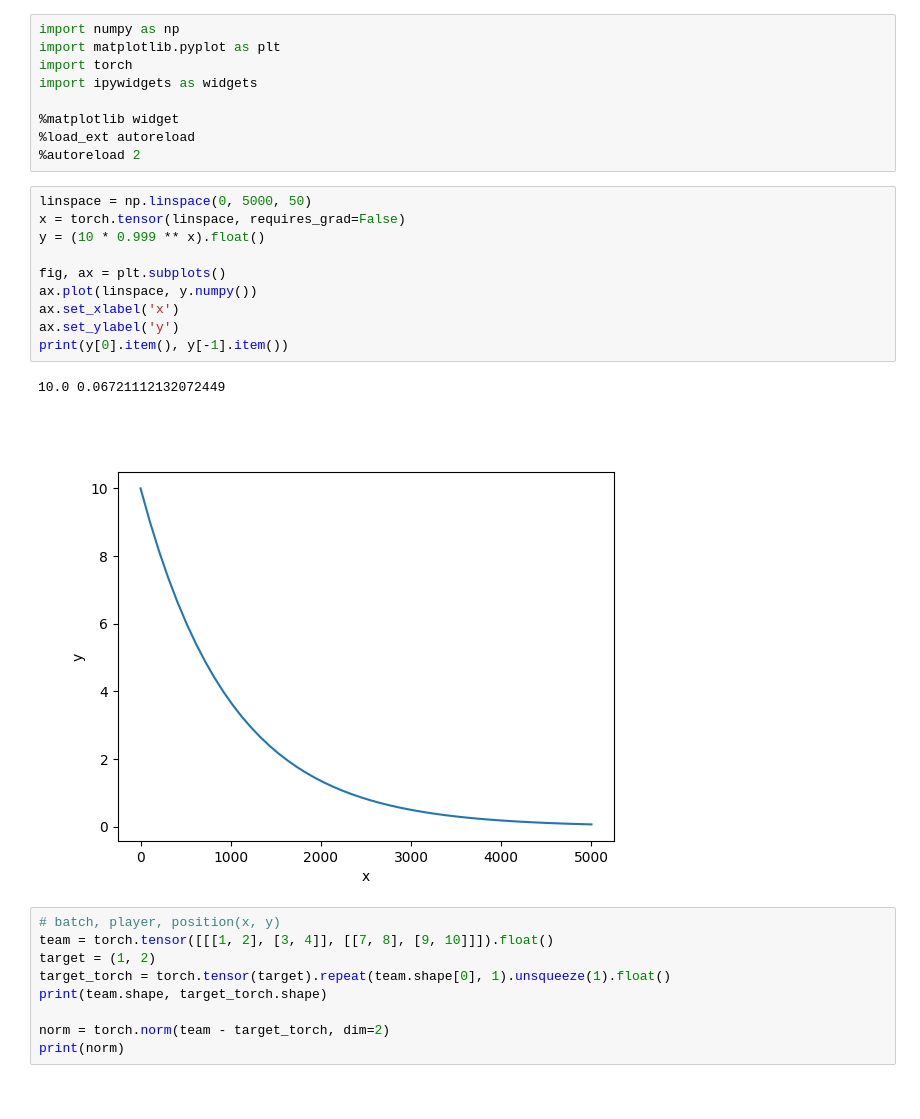
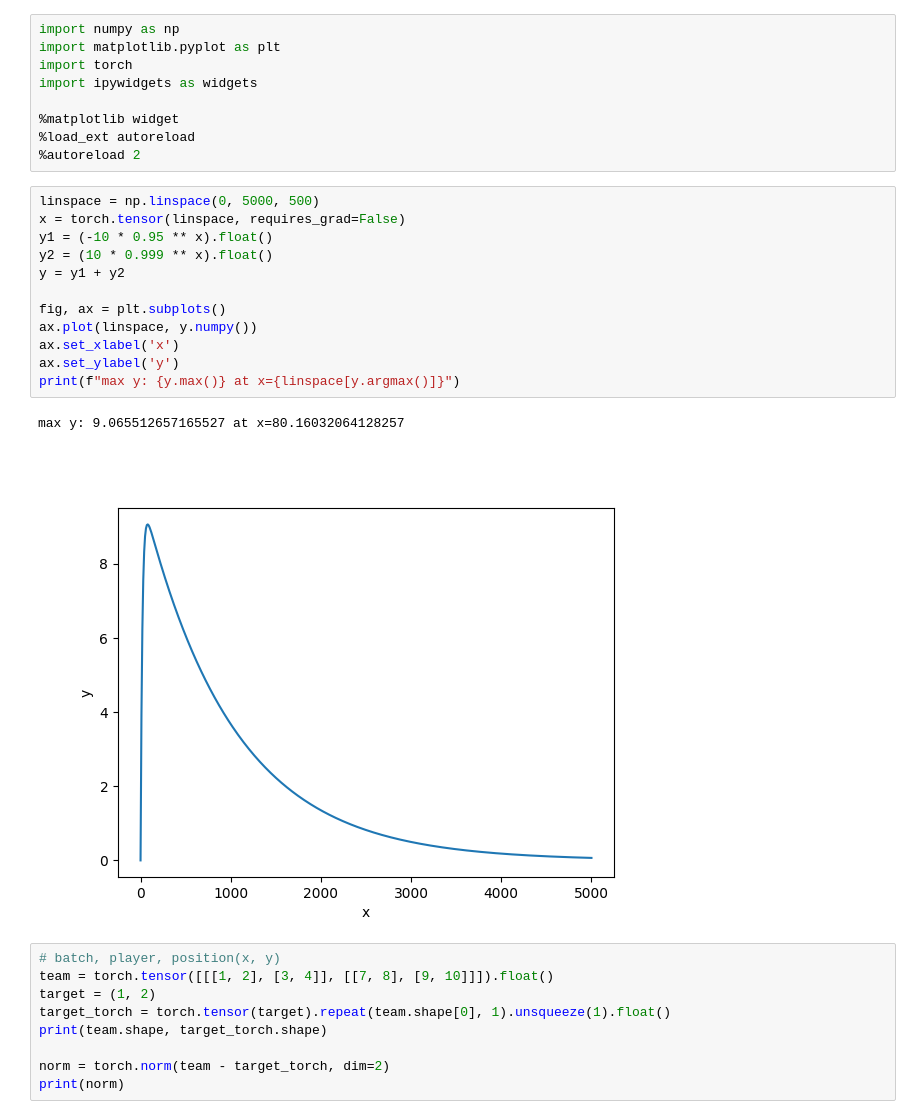
Before and after one commit to LiU-SeeGoals/controller, a Jupyter notebook: python_playground/test.ipynb, the cells around one changed output. Drawn from its saved outputs; the diff is of its cells as text.

```diff
--- a/python_playground/test.ipynb
+++ b/python_playground/test.ipynb
@@ -8,18 +8,20 @@ import ipywidgets as widgets
 %load_ext autoreload
 %autoreload 2
 # %%
-linspace = np.linspace(0, 5000, 50)
+linspace = np.linspace(0, 5000, 500)
 x = torch.tensor(linspace, requires_grad=False)
-y = (10 * 0.999 ** x).float()
+y1 = (-10 * 0.95 ** x).float()
+y2 = (10 * 0.999 ** x).float()
+y = y1 + y2
 
 fig, ax = plt.subplots()
 ax.plot(linspace, y.numpy())
 ax.set_xlabel('x')
 ax.set_ylabel('y')
-print(y[0].item(), y[-1].item())
+print(f"max y: {y.max()} at x={linspace[y.argmax()]}")
 # %% [output]
-10.0 0.06721112132072449
+max y: 9.065512657165527 at x=80.16032064128257
-[figure, old version]
+[figure, new version]
 # %%
 # batch, player, position(x, y)
 team = torch.tensor([[[1, 2], [3, 4]], [[7, 8], [9, 10]]]).float()
```
Also changed, not shown: parts of 3 cells of this notebook, 3 other files.
